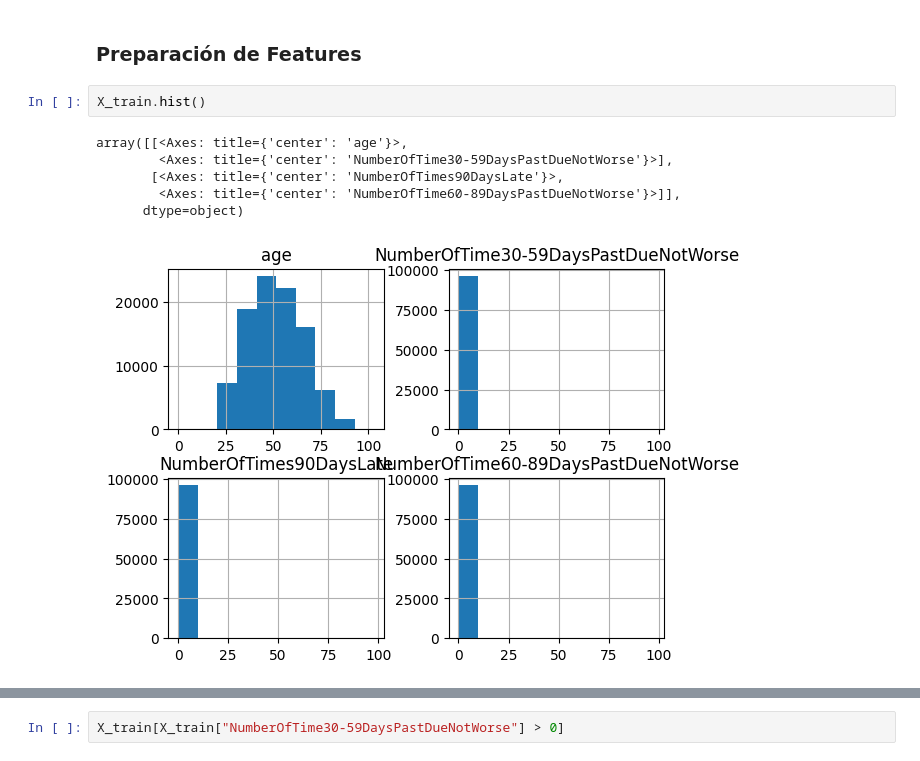
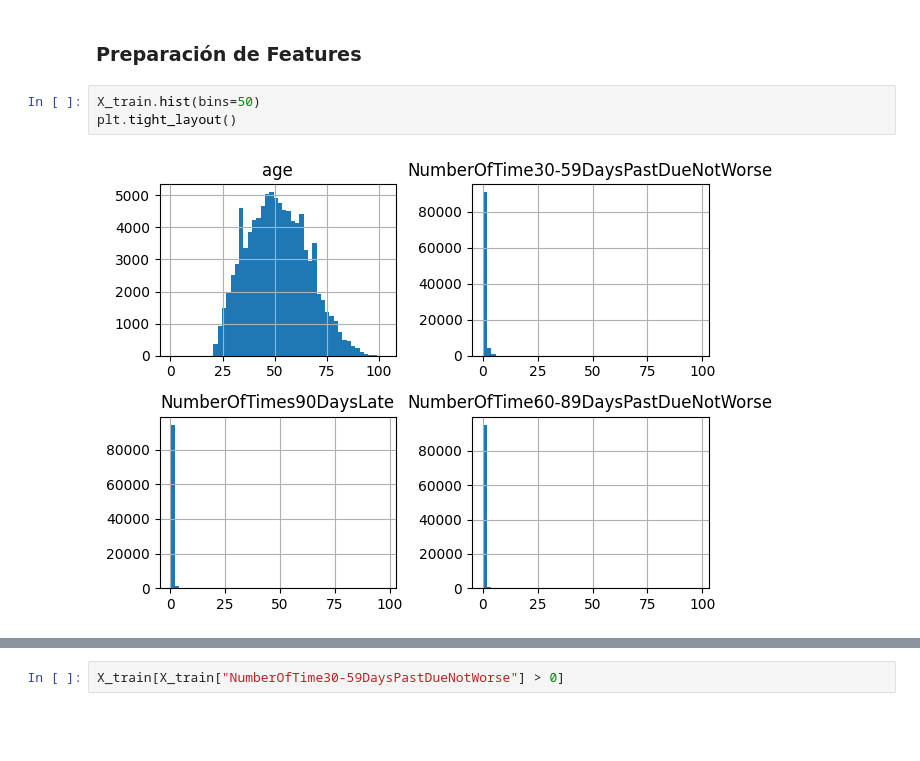
Before and after one commit to mailliwJ/ONLINE_DS_THEBRIDGE_exercises, a Jupyter notebook: 04_Machine_Learning/Sprint_12/Unidad_01/Ejercicios_Workout/notebooks/04_Regresion_Logistica_Binaria.ipynb, the cells around one changed output, grey strips where cells are left out. Saved outputs shown, nothing was run; the diff lists cells and outputs as text; blank space fills up the shorter version.

```diff
--- a/04_Machine_Learning/Sprint_12/Unidad_01/Ejercicios_Workout/notebooks/04_Regresion_Logistica_Binaria.ipynb
+++ b/04_Machine_Learning/Sprint_12/Unidad_01/Ejercicios_Workout/notebooks/04_Regresion_Logistica_Binaria.ipynb
@@ -160,13 +253,9 @@ X_train = X_train[features_num].copy()
 # %% [markdown]
 ### Preparación de Features
 # %%
-X_train.hist()
+X_train.hist(bins=50)
+plt.tight_layout()
 # %% [output]
-array([[<Axes: title={'center': 'age'}>,
-        <Axes: title={'center': 'NumberOfTime30-59DaysPastDueNotWorse'}>],
-       [<Axes: title={'center': 'NumberOfTimes90DaysLate'}>,
-        <Axes: title={'center': 'NumberOfTime60-89DaysPastDueNotWorse'}>]],
-      dtype=object)
-[figure, old version]
+[figure, new version]
 # %%
 X_train.describe()
```
Also changed, not shown: parts of 24 cells of this notebook.
